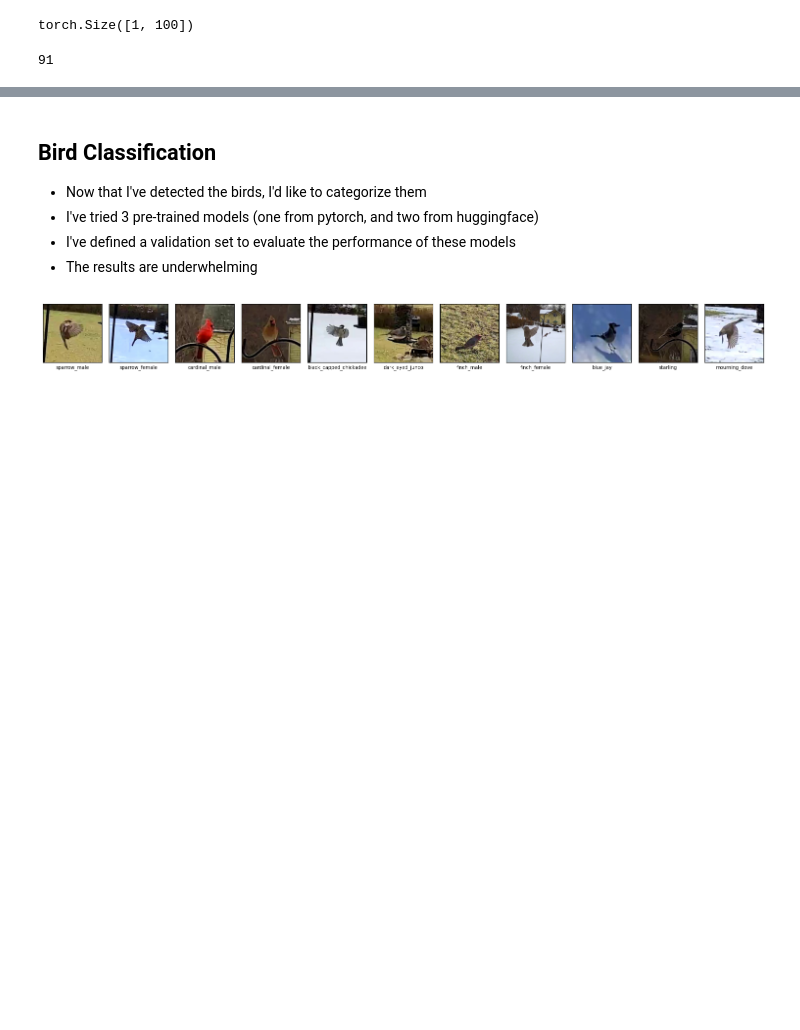
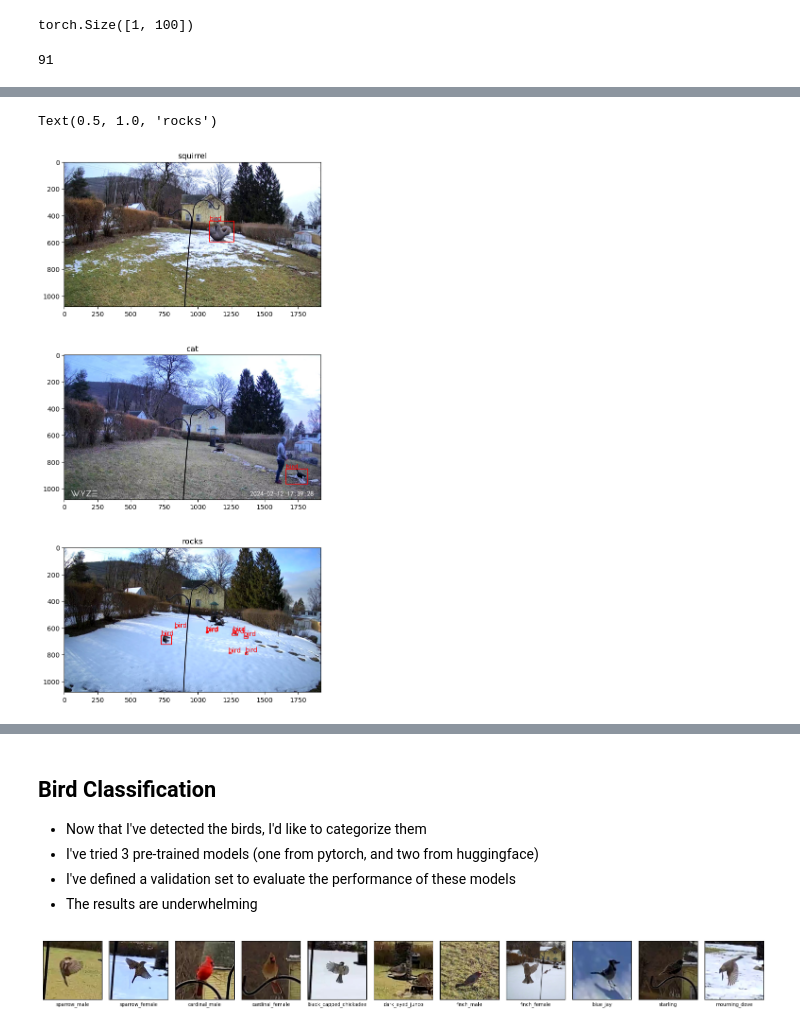
Before and after one commit to leggitta/backyard_bird_science, a Jupyter notebook: Presentation.ipynb, the cells around one changed output, grey strips where cells are left out. Cells and saved outputs as stored; diff of their text form; code cells hidden in the pictures; blank space fills up the shorter version.

```diff
--- a/Presentation.ipynb
+++ b/Presentation.ipynb
@@ -271,0 +265,19 @@ Okay, so the algorithm isn't perfect, but I'm not going to hand label 173K frame
+# %%
+from utils import plot_frame
+
+fig, ax = plt.subplots(3, figsize=(7, 15))
+
+# squirrel
+ax[0] = plot_frame('images/20240223_163418086447.jpg', ax=ax[0])
+ax[0].set_title('squirrel')
+
+# cat
+ax[1] = plot_frame('images/20240212_174116452401.jpg', ax=ax[1])
+ax[1].set_title('cat')
+
+# rocks
+ax[2] = plot_frame('images/20240222_081209928608.jpg', ax=ax[2])
+ax[2].set_title('rocks')
+# %% [output]
+Text(0.5, 1.0, 'rocks')
+[figure, added]
```
Also changed, not shown: parts of 9 cells of this notebook.
